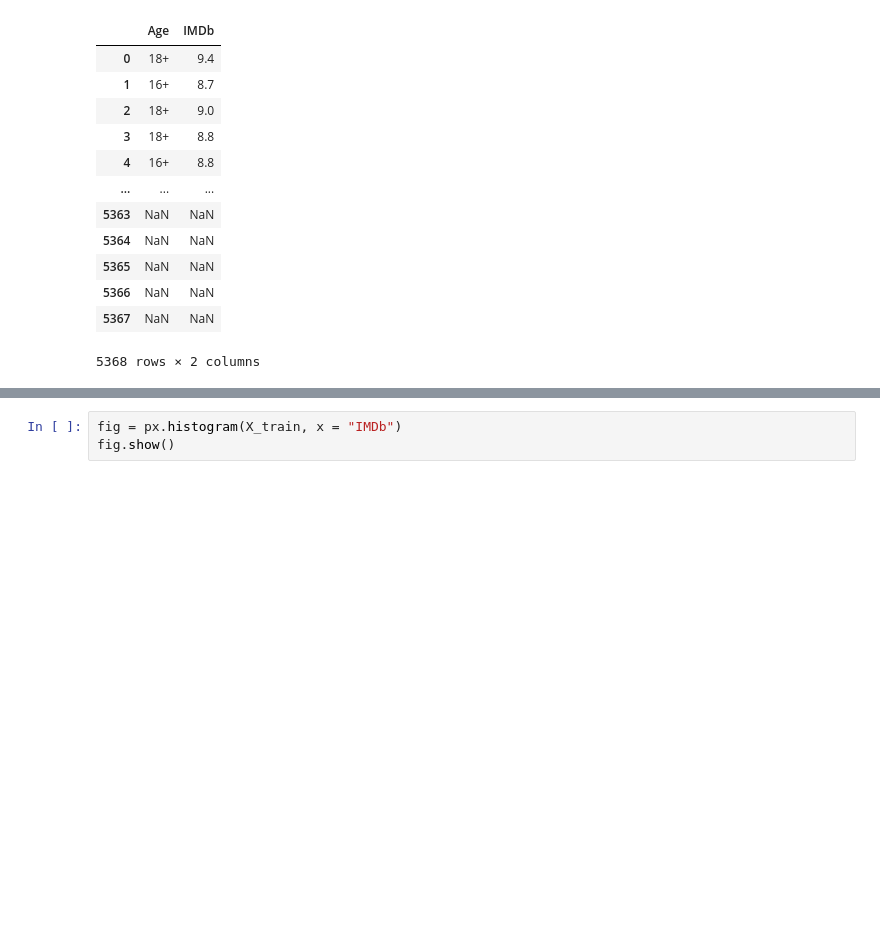
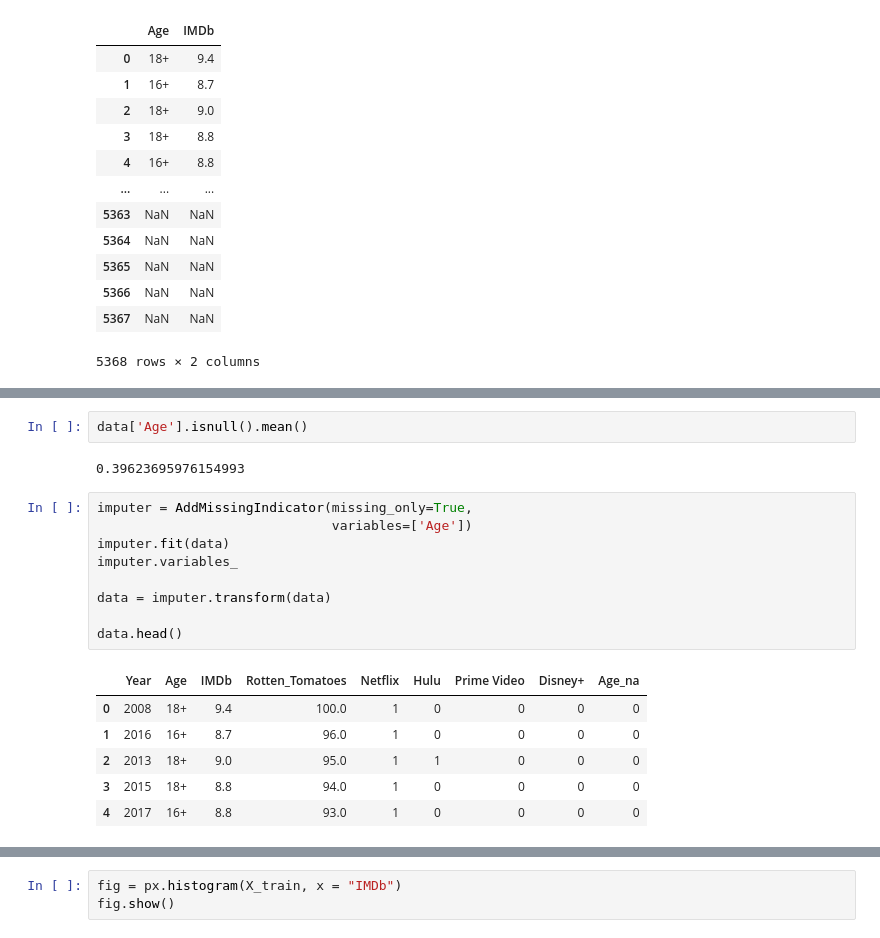
Before and after one commit to silviarutz/streaming, a Jupyter notebook: 1_test first steps.ipynb, the cells around one changed output, grey strips where cells are left out. Drawn from its saved outputs; the diff is of its cells as text; blank space fills up the shorter version.

```diff
--- a/1_test first steps.ipynb
+++ b/1_test first steps.ipynb
@@ -217,0 +224,20 @@ data.shape
+# %%
+data['Age'].isnull().mean()
+# %% [output]
+0.39623695976154993
+# %%
+imputer = AddMissingIndicator(missing_only=True,
+                              variables=['Age'])
+imputer.fit(data)
+imputer.variables_
+
+data = imputer.transform(data)
+
+data.head()
+# %% [output]
+|  | Year | Age | IMDb | Rotten_Tomatoes | Netflix | Hulu | Prime Video | Disney+ | Age_na |
+| 0 | 2008 | 18+ | 9.4 | 100.0 | 1 | 0 | 0 | 0 | 0 |
+| 1 | 2016 | 16+ | 8.7 | 96.0 | 1 | 0 | 0 | 0 | 0 |
+| 2 | 2013 | 18+ | 9.0 | 95.0 | 1 | 1 | 0 | 0 | 0 |
+| 3 | 2015 | 18+ | 8.8 | 94.0 | 1 | 0 | 0 | 0 | 0 |
+| 4 | 2017 | 16+ | 8.8 | 93.0 | 1 | 0 | 0 | 0 | 0 |
```
Also changed, not shown: parts of 26 cells of this notebook, 16 other files.
